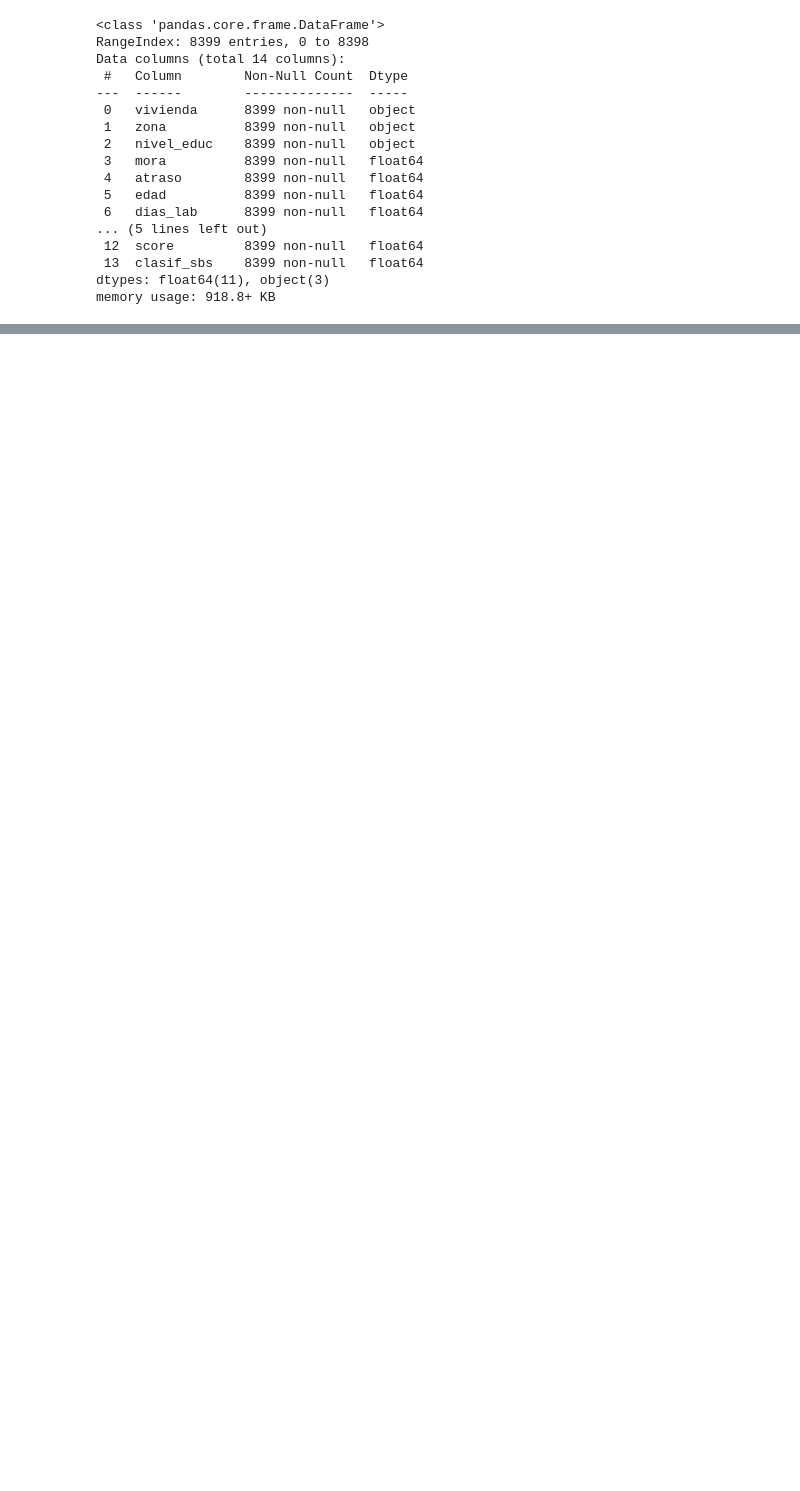
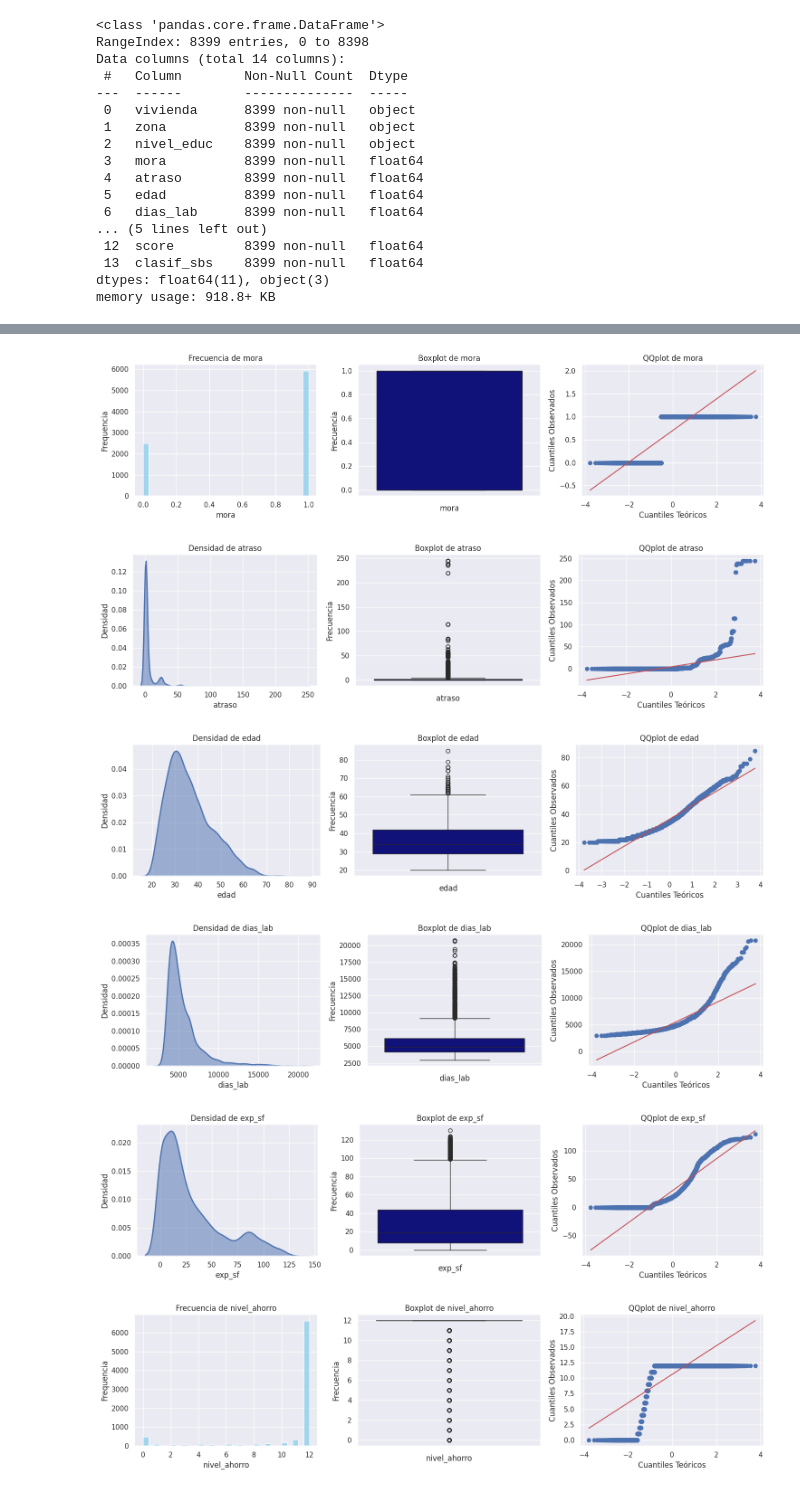
Before and after one commit to gonzakayunawel/tarea_1_mla, a Jupyter notebook: tarea_1_mla.ipynb, the cells around one changed output, grey strips where cells are left out. Cells and saved outputs as stored; diff of their text form; code cells hidden in the pictures; blank space fills up the shorter version.

```diff
--- a/tarea_1_mla.ipynb
+++ b/tarea_1_mla.ipynb
@@ -265,0 +319,2 @@ memory usage: 918.8+ KB
+# %%
+df_numeric_data = df.select_dtypes(include='number')
@@ -265,0 +337,45 @@ memory usage: 918.8+ KB
+# %%
+# Importamos la funcion probplot para graficar el Q-Q Plot
+from scipy.stats import probplot
+
+for col in df_numeric_data.columns:  # type: ignore
+
+    plt.figure(figsize=(15, 4))
+
+    if len(df_numeric_data[col].unique()) > 20:  # type: ignore
+        plt.subplot(1, 3, 1)
+        sns.kdeplot(data=df_numeric_data, x=col, fill=True, alpha=0.5, linewidth=2)  # type: ignore
+        plt.xlabel(col)
+        plt.ylabel("Densidad")
+        plt.title(f"Densidad de {col}")
+    else:
+        plt.subplot(1, 3, 1)
+        sns.histplot(df_numeric_data[col], bins=30, color="skyblue")  # type: ignore
+        plt.xlabel(col)
+        plt.ylabel("Frequencia")
+        plt.title(f"Frecuencia de {col}")
+
+
+    plt.subplot(1, 3, 2)
+    sns.boxplot(data=df_numeric_data[col], color="darkblue")  # type: ignore
+    plt.xlabel(col)
+    plt.ylabel("Frecuencia")
+    plt.title(f"Boxplot de {col}")
+
+    plt.subplot(1, 3, 3)
+    probplot(x=df_numeric_data[col], plot=plt)  # type: ignore
+    plt.xlabel("Cuantiles Teóricos")
+    plt.ylabel("Cuantiles Observados")
+    plt.title(f"QQplot de {col}")
+
+
+    plt.tight_layout()
+
+    plt.show()
+# %% [output]
+[figure, added]
+[figure, added]
+[figure, added]
+[figure, added]
+[figure, added]
+[figure, added]
```
Also changed, not shown: parts of 13 cells of this notebook.
